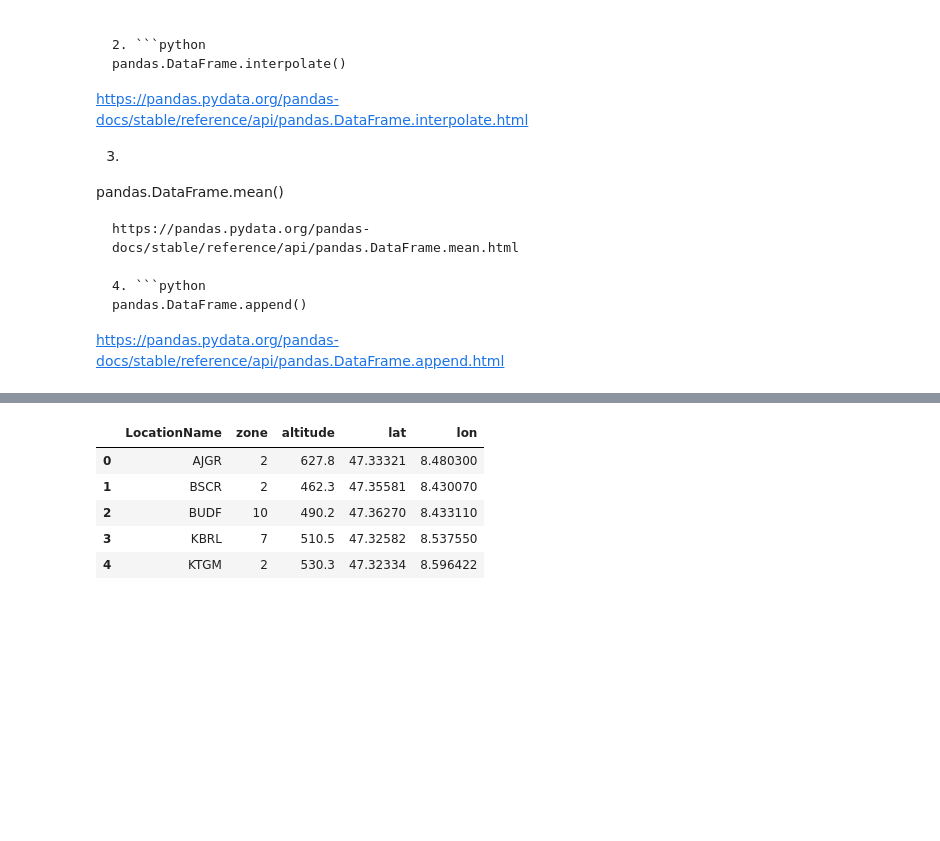
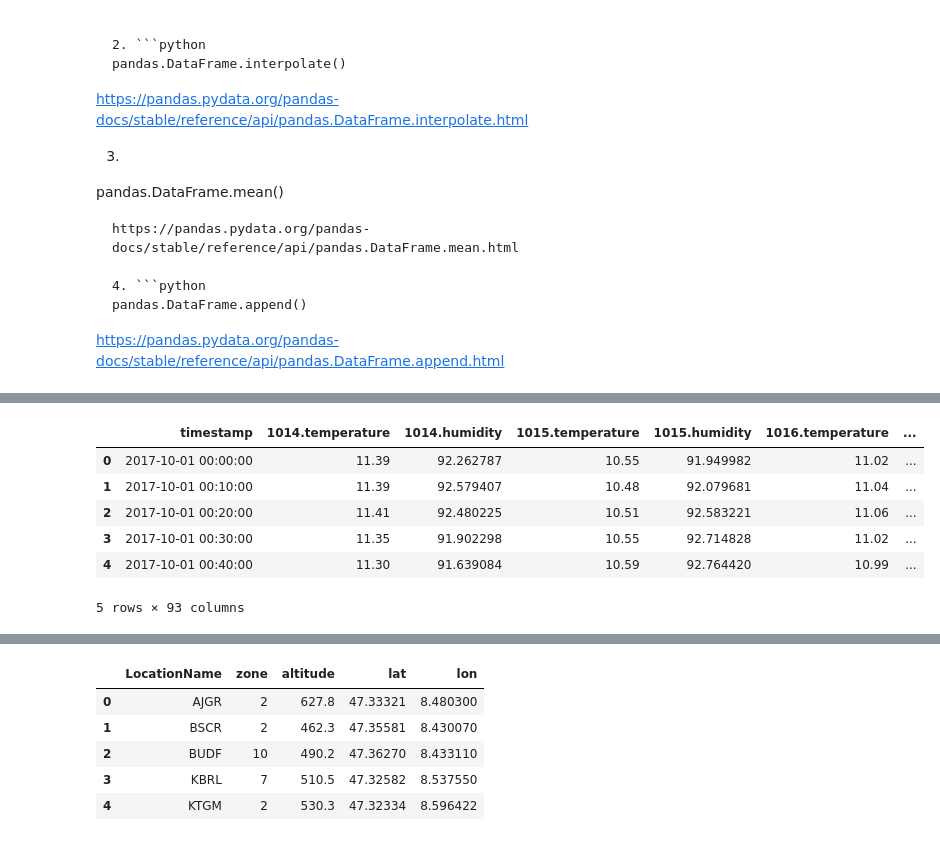
Before and after one commit to ayman-mezghani/dslab-hw1-Data_Science_with_CO2, a Jupyter notebook: notebooks/DSLab-homework1.ipynb, the cells around one changed output, grey strips where cells are left out. Drawn from its saved outputs; the diff is of its cells as text; code cells hidden in the pictures; blank space fills up the shorter version.

```diff
--- a/notebooks/DSLab-homework1.ipynb
+++ b/notebooks/DSLab-homework1.ipynb
@@ -129,0 +155,10 @@ measurements
+# %%
+temp_humidity.head()
+# %% [output]
+|  | timestamp | 1014.temperature | 1014.humidity | 1015.temperature | 1015.humidity | 1016.temperature | ... |
+| 0 | 2017-10-01 00:00:00 | 11.39 | 92.262787 | 10.55 | 91.949982 | 11.02 | ... |
+| 1 | 2017-10-01 00:10:00 | 11.39 | 92.579407 | 10.48 | 92.079681 | 11.04 | ... |
+| 2 | 2017-10-01 00:20:00 | 11.41 | 92.480225 | 10.51 | 92.583221 | 11.06 | ... |
+| 3 | 2017-10-01 00:30:00 | 11.35 | 91.902298 | 10.55 | 92.714828 | 11.02 | ... |
+| 4 | 2017-10-01 00:40:00 | 11.30 | 91.639084 | 10.59 | 92.764420 | 10.99 | ... |
+5 rows × 93 columns
```
Also changed, not shown: parts of 33 cells of this notebook.
